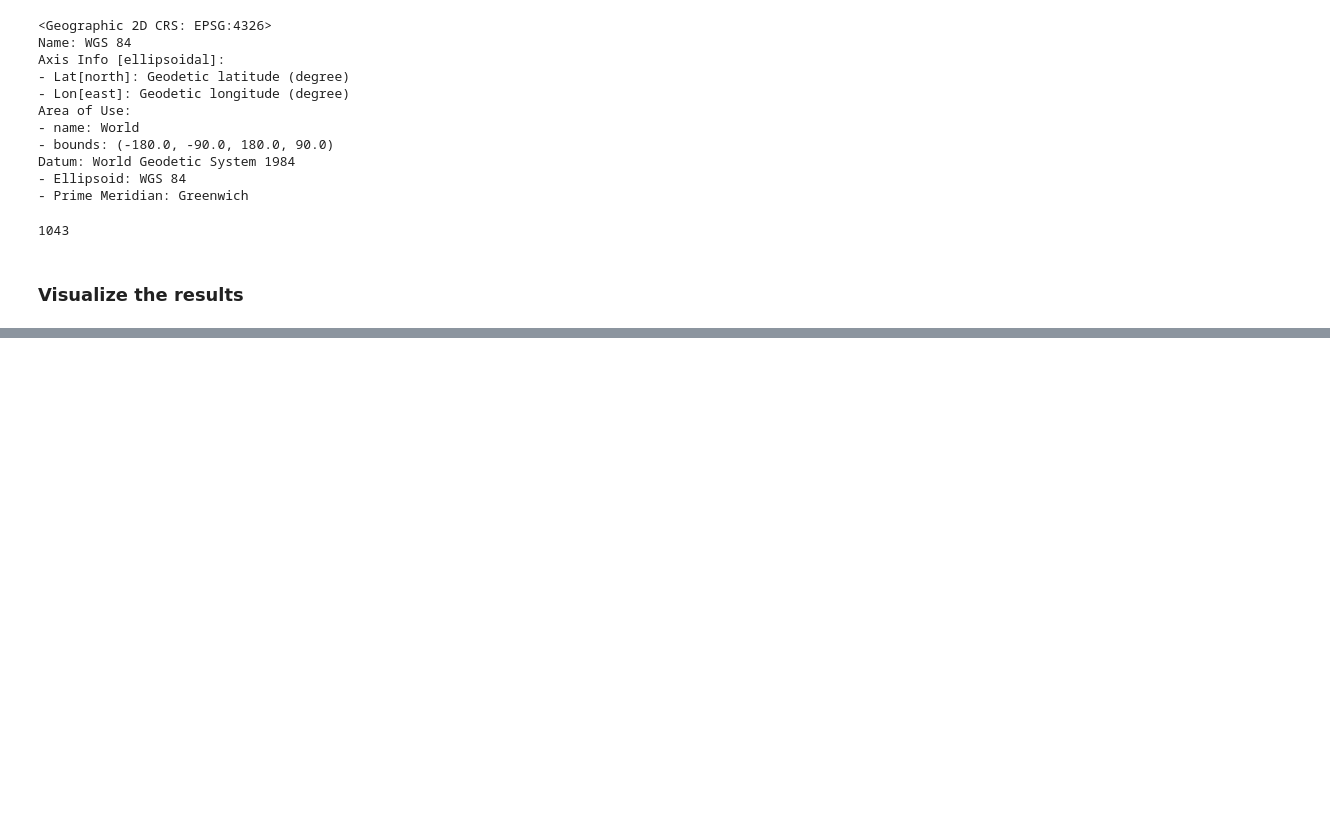
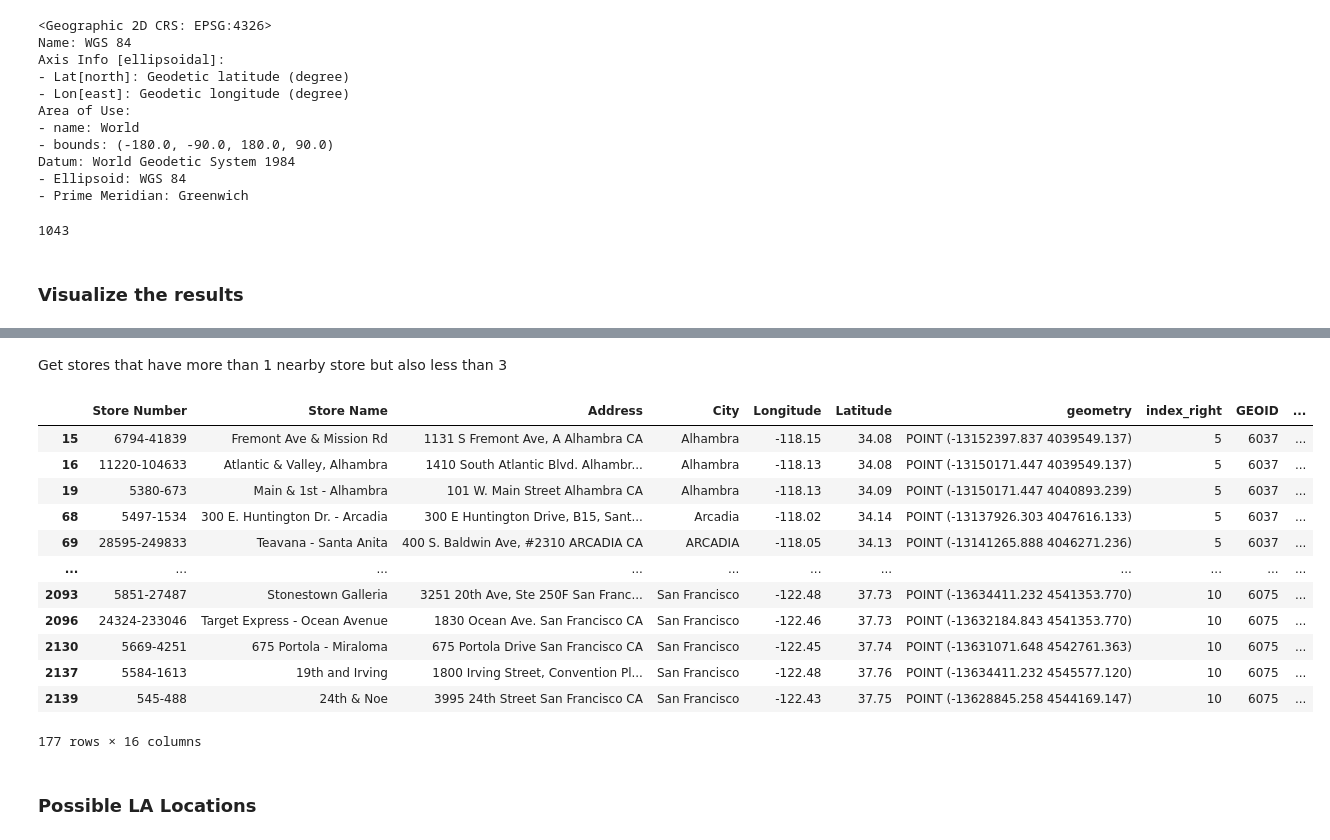
Before and after one commit to numalj/Starbucks-GeoSpatial-Analysis, a Jupyter notebook: StarbucksRoasteryLocation.ipynb, the cells around one changed output, grey strips where cells are left out. Drawn from its saved outputs; the diff is of its cells as text; code cells hidden in the pictures; blank space fills up the shorter version.

Commit message:
Added buffer area to narrow down location choices

```diff
--- a/StarbucksRoasteryLocation.ipynb
+++ b/StarbucksRoasteryLocation.ipynb
@@ -261,0 +273,4 @@ embed_map(m3, 'q_3.html')
+# %%
+locations_of_interest = locations_of_interest.to_crs(epsg=3857)
+# %%
+radial_buffer = locations_of_interest.geometry.buffer(2*1000)
@@ -261,0 +310,5 @@ embed_map(m3, 'q_3.html')
+# %%
+def get_NearbyLocCount(loc_buffer):
+    return locations_of_interest.within(loc_buffer).sum()-1
+# %%
+locations_of_interest['Num_of_nearby_stores'] = radial_buffer.apply(lambda x: get_NearbyLocCount(x))
@@ -261,0 +327,21 @@ embed_map(m3, 'q_3.html')
+# %% [markdown]
+Get stores that have more than 1 nearby store but also less than 3
+# %%
+top_results = locations_of_interest[(locations_of_interest['Num_of_nearby_stores']<3) & (locations_of_interest['nearby_stores']>1)]
+top_results
+# %% [output]
+|  | Store Number | Store Name | Address | City | Longitude | Latitude | geometry | index_right | GEOID | ... |
+| 15 | 6794-41839 | Fremont Ave & Mission Rd | 1131 S Fremont Ave, A Alhambra CA | Alhambra | -118.15 | 34.08 | POINT (-13152397.837 4039549.137) | 5 | 6037 | ... |
+| 16 | 11220-104633 | Atlantic & Valley, Alhambra | 1410 South Atlantic Blvd. Alhambr... | Alhambra | -118.13 | 34.08 | POINT (-13150171.447 4039549.137) | 5 | 6037 | ... |
+| 19 | 5380-673 | Main & 1st - Alhambra | 101 W. Main Street Alhambra CA | Alhambra | -118.13 | 34.09 | POINT (-13150171.447 4040893.239) | 5 | 6037 | ... |
+| 68 | 5497-1534 | 300 E. Huntington Dr. - Arcadia | 300 E Huntington Drive, B15, Sant... | Arcadia | -118.02 | 34.14 | POINT (-13137926.303 4047616.133) | 5 | 6037 | ... |
+| 69 | 28595-249833 | Teavana - Santa Anita | 400 S. Baldwin Ave, #2310 ARCADIA CA | ARCADIA | -118.05 | 34.13 | POINT (-13141265.888 4046271.236) | 5 | 6037 | ... |
+| ... | ... | ... | ... | ... | ... | ... | ... | ... | ... | ... |
+| 2093 | 5851-27487 | Stonestown Galleria | 3251 20th Ave, Ste 250F San Franc... | San Francisco | -122.48 | 37.73 | POINT (-13634411.232 4541353.770) | 10 | 6075 | ... |
+| 2096 | 24324-233046 | Target Express - Ocean Avenue | 1830 Ocean Ave. San Francisco CA | San Francisco | -122.46 | 37.73 | POINT (-13632184.843 4541353.770) | 10 | 6075 | ... |
+| 2130 | 5669-4251 | 675 Portola - Miraloma | 675 Portola Drive San Francisco CA | San Francisco | -122.45 | 37.74 | POINT (-13631071.648 4542761.363) | 10 | 6075 | ... |
+| 2137 | 5584-1613 | 19th and Irving | 1800 Irving Street, Convention Pl... | San Francisco | -122.48 | 37.76 | POINT (-13634411.232 4545577.120) | 10 | 6075 | ... |
+| 2139 | 545-488 | 24th & Noe | 3995 24th Street San Francisco CA | San Francisco | -122.43 | 37.75 | POINT (-13628845.258 4544169.147) | 10 | 6075 | ... |
+177 rows × 16 columns
+# %% [markdown]
+### Possible LA Locations
```
Also changed, not shown: parts of 16 cells of this notebook.
